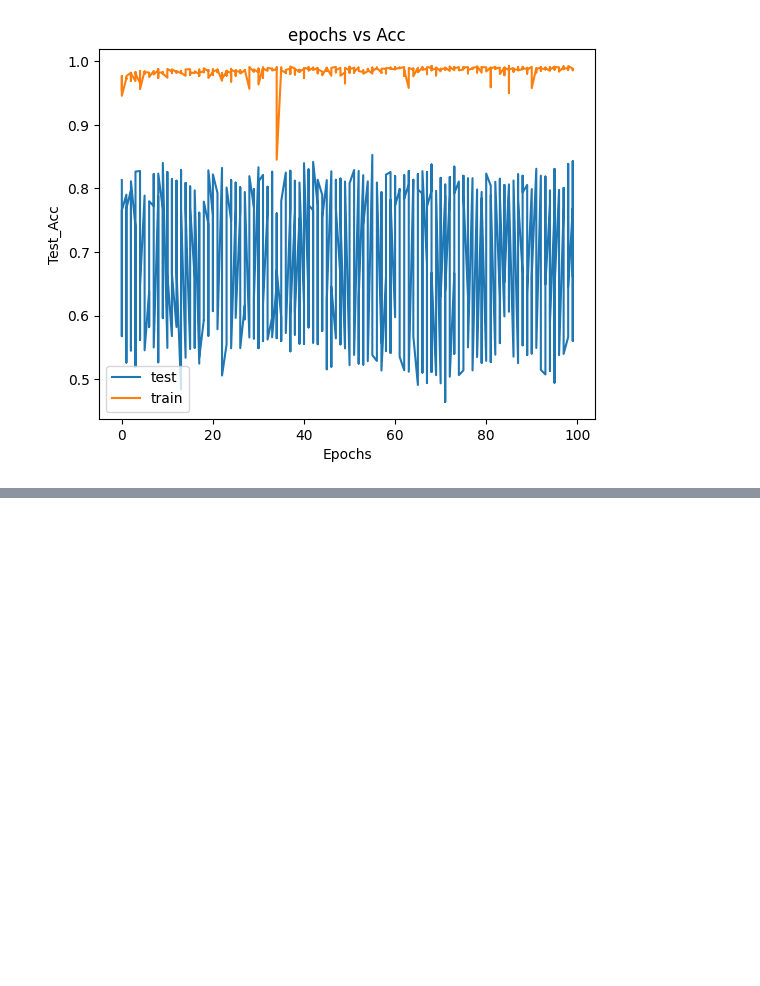
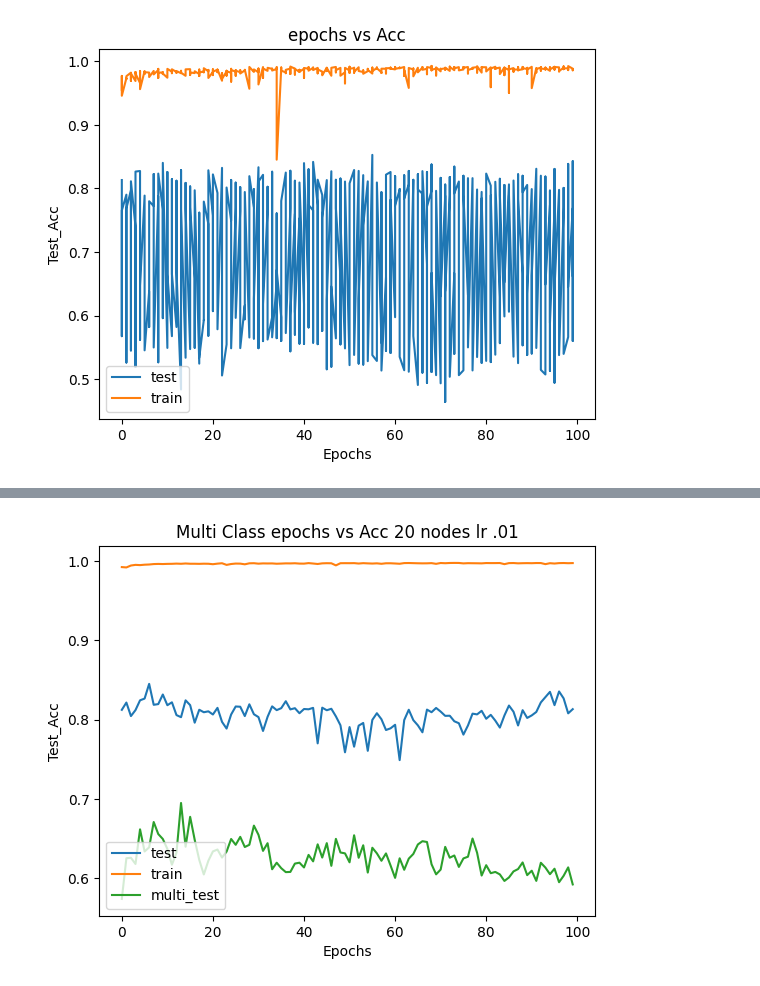
Before and after one commit to Neozeus81/CAP6135proj, a Jupyter notebook: Untitled.ipynb, the cells around one changed output, grey strips where cells are left out. Drawn from its saved outputs; the diff is of its cells as text; code cells hidden in the pictures; blank space fills up the shorter version.

```diff
--- a/Untitled.ipynb
+++ b/Untitled.ipynb
@@ -88,0 +178,20 @@ for lr in lrs:
+# %%
+cursor = collection.find({"model":"RNN", "dataset":"KDD_TEST_PLUS", "num_nodes":20, "lr":.01, "isMulti":True}).sort({"epochs":1})
+cursor_2 = collection.find({"model":"RNN", "dataset":"KDD_TEST_MINUS", "num_nodes":20, "lr":.01, "isMulti":True}).sort({"epochs":1})
+df = pd.DataFrame(list(cursor))
+df_2 = pd.DataFrame(list(cursor_2))
+x = df['epochs']
+y_2 = df['train_acc']
+y = df['test_acc']
+y_train2 = df_2['train_acc']
+y_test2 = df_2['test_acc']
+plt.xlabel('Epochs')
+plt.ylabel('Test_Acc')
+plt.title('Multi Class epochs vs Acc 20 nodes lr .01')
+plt.plot(x,y, label="test")
+plt.plot(x, y_2, label="train")
+plt.plot(x, y_test2, label="multi_test")
+plt.legend()
+plt.show()
+# %% [output]
+[figure, added]
```
Also changed, not shown: parts of 7 cells of this notebook, 3 other files.
